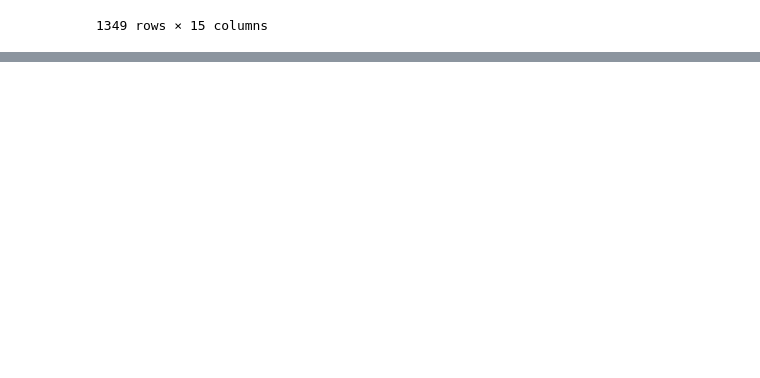
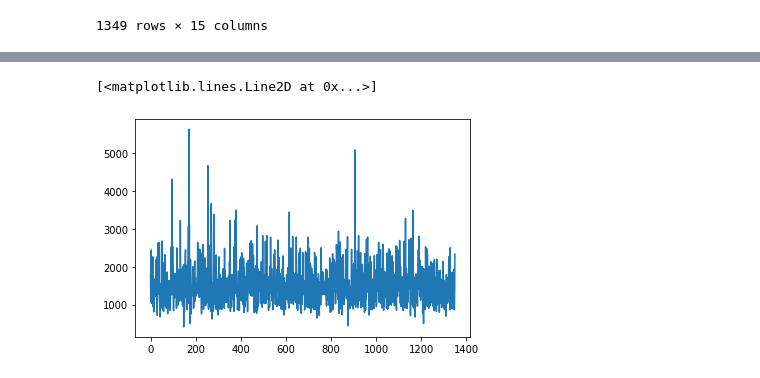
Before and after one commit to ggpp200/corap, a Jupyter notebook: house.ipynb, the cells around one changed output, grey strips where cells are left out. Drawn from its saved outputs; the diff is of its cells as text; code cells hidden in the pictures; blank space fills up the shorter version.

```diff
--- a/house.ipynb
+++ b/house.ipynb
@@ -627,0 +660,5 @@ sns.heatmap(data = new_data.corr(), annot=True, fmt = '.2f', linewidths=.5, cmap
+# %%
+plt.plot(test['Gr Liv Area'])
+# %% [output]
+[<matplotlib.lines.Line2D at 0x...>]
+[figure, added]
```
Also changed, not shown: parts of 22 cells of this notebook.
